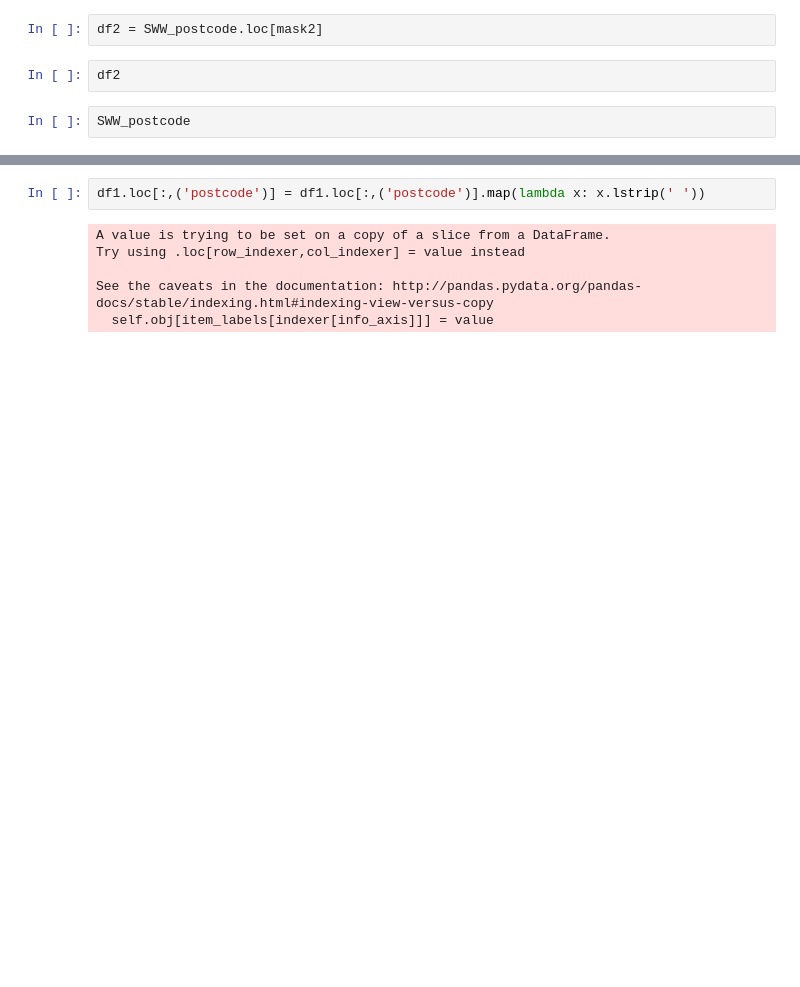
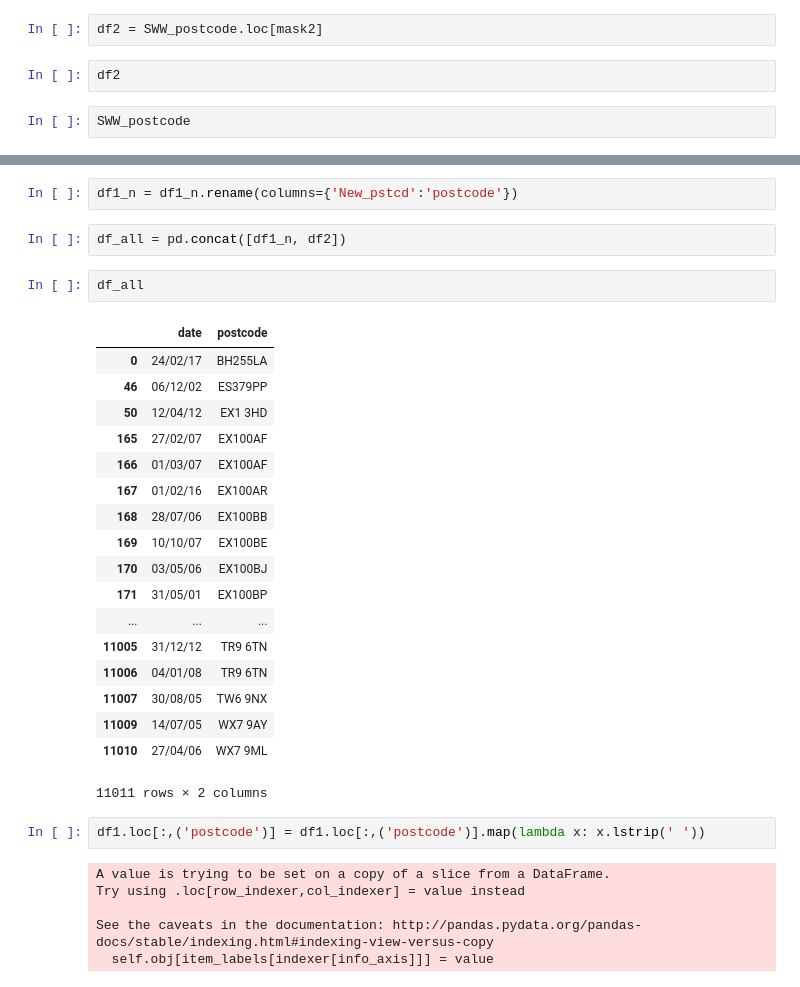
Before and after one commit to annalisasheehan/ICL_Diabetes, a Jupyter notebook: postcode_easting_northing_matching.ipynb, the cells around one changed output, grey strips where cells are left out. Drawn from its saved outputs; the diff is of its cells as text; blank space fills up the shorter version.

```diff
--- a/postcode_easting_northing_matching.ipynb
+++ b/postcode_easting_northing_matching.ipynb
@@ -49,3 +109,28 @@ See the caveats in the documentation: http://pandas.pydata.org/pandas-docs/stabl
+# %%
+df1_n = df1_n.rename(columns={'New_pstcd':'postcode'})
+# %%
+df_all = pd.concat([df1_n, df2])
+# %%
+df_all
+# %% [output]
+|  | date | postcode |
+| 0 | 24/02/17 | BH255LA |
+| 46 | 06/12/02 | ES379PP |
+| 50 | 12/04/12 | EX1 3HD |
+| 165 | 27/02/07 | EX100AF |
+| 166 | 01/03/07 | EX100AF |
+| 167 | 01/02/16 | EX100AR |
+| 168 | 28/07/06 | EX100BB |
+| 169 | 10/10/07 | EX100BE |
+| 170 | 03/05/06 | EX100BJ |
+| 171 | 31/05/01 | EX100BP |
+| ... | ... | ... |
+| 11005 | 31/12/12 | TR9 6TN |
+| 11006 | 04/01/08 | TR9 6TN |
+| 11007 | 30/08/05 | TW6 9NX |
+| 11009 | 14/07/05 | WX7 9AY |
+| 11010 | 27/04/06 | WX7 9ML |
+11011 rows × 2 columns
 # %%
 df1.loc[:,('postcode')] = df1.loc[:,('postcode')].map(lambda x: x.lstrip(' '))
 # %% [output]
```
Also changed, not shown: parts of 6 cells of this notebook.
